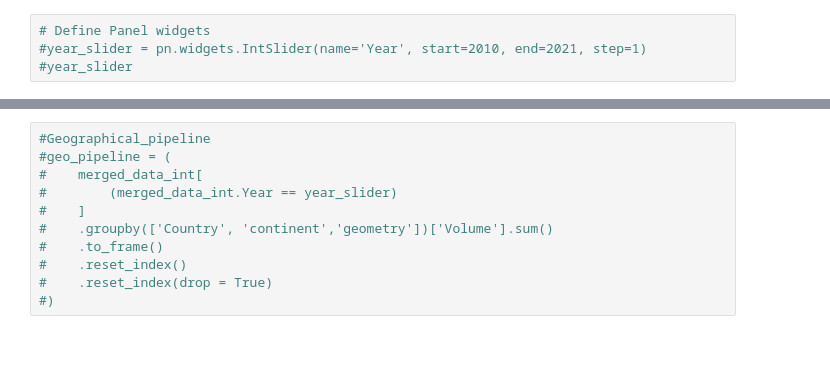
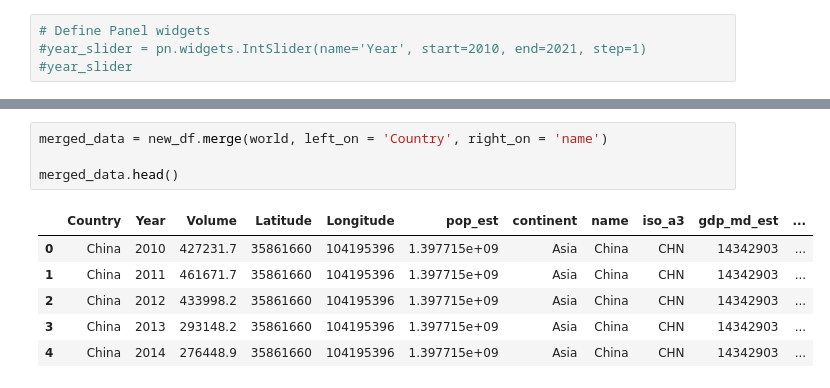
Before and after one commit to Afriani/Indonesian-Fruits-Importer, a Jupyter notebook: notebooks/Geo.ipynb, the cells around one changed output, grey strips where cells are left out. Cells and saved outputs as stored; diff of their text form; blank space fills up the shorter version.

```diff
--- a/notebooks/Geo.ipynb
+++ b/notebooks/Geo.ipynb
@@ -46,11 +64,11 @@ ValueError: Location should consist of two numerical values, but 'Latitude' of t
-# %%
-#Geographical_pipeline
-#geo_pipeline = (
-#    merged_data_int[
-#        (merged_data_int.Year == year_slider)
-#    ]
-#    .groupby(['Country', 'continent','geometry'])['Volume'].sum()
-#    .to_frame()
-#    .reset_index()
-#    .reset_index(drop = True)
-#)
+# %%
+merged_data = new_df.merge(world, left_on = 'Country', right_on = 'name')
+
+merged_data.head()
+# %% [output]
+|  | Country | Year | Volume | Latitude | Longitude | pop_est | continent | name | iso_a3 | gdp_md_est | ... |
+| 0 | China | 2010 | 427231.7 | 35861660 | 104195396 | 1.397715e+09 | Asia | China | CHN | 14342903 | ... |
+| 1 | China | 2011 | 461671.7 | 35861660 | 104195396 | 1.397715e+09 | Asia | China | CHN | 14342903 | ... |
+| 2 | China | 2012 | 433998.2 | 35861660 | 104195396 | 1.397715e+09 | Asia | China | CHN | 14342903 | ... |
+| 3 | China | 2013 | 293148.2 | 35861660 | 104195396 | 1.397715e+09 | Asia | China | CHN | 14342903 | ... |
+| 4 | China | 2014 | 276448.9 | 35861660 | 104195396 | 1.397715e+09 | Asia | China | CHN | 14342903 | ... |
```
Also changed, not shown: parts of 4 cells of this notebook.
